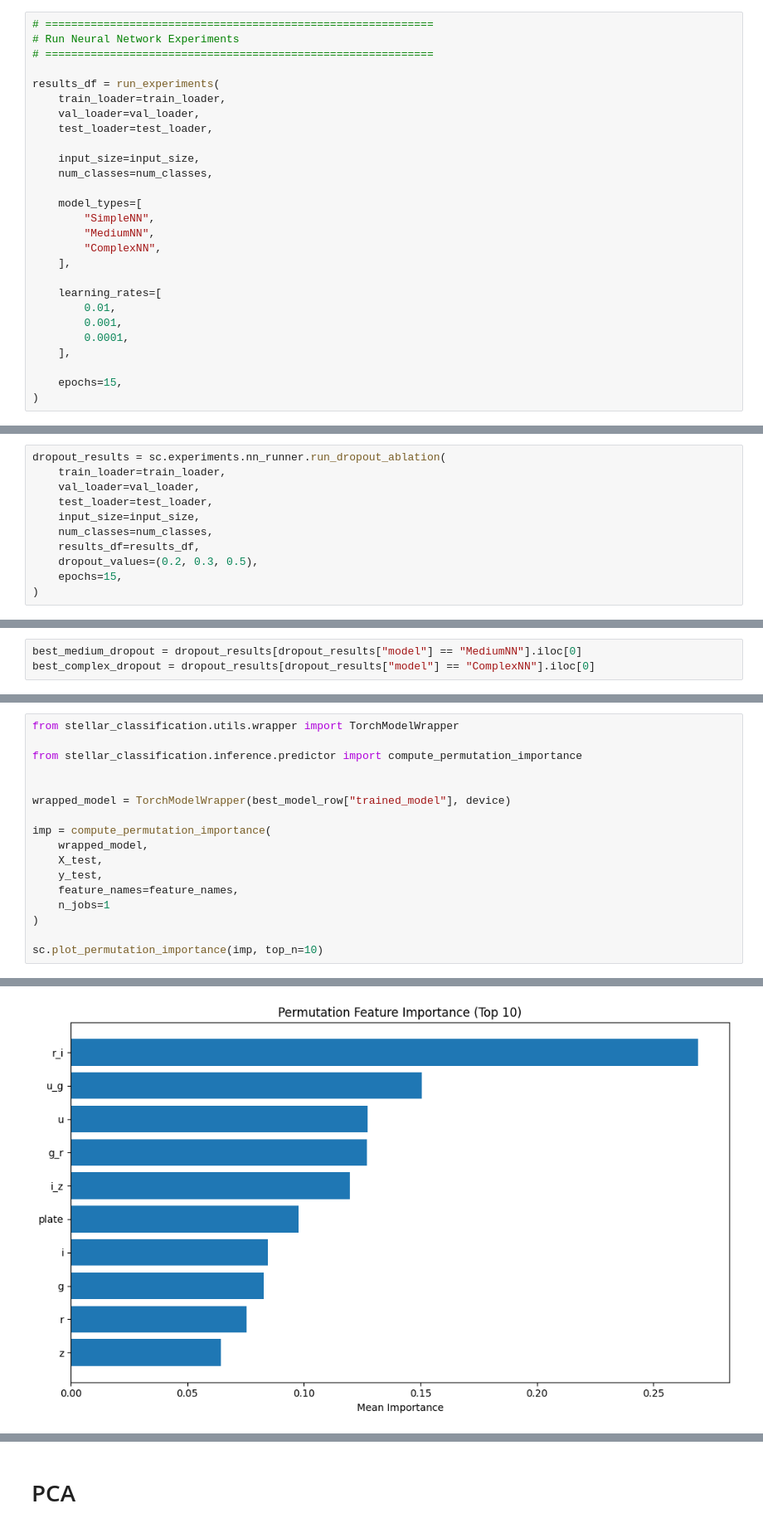
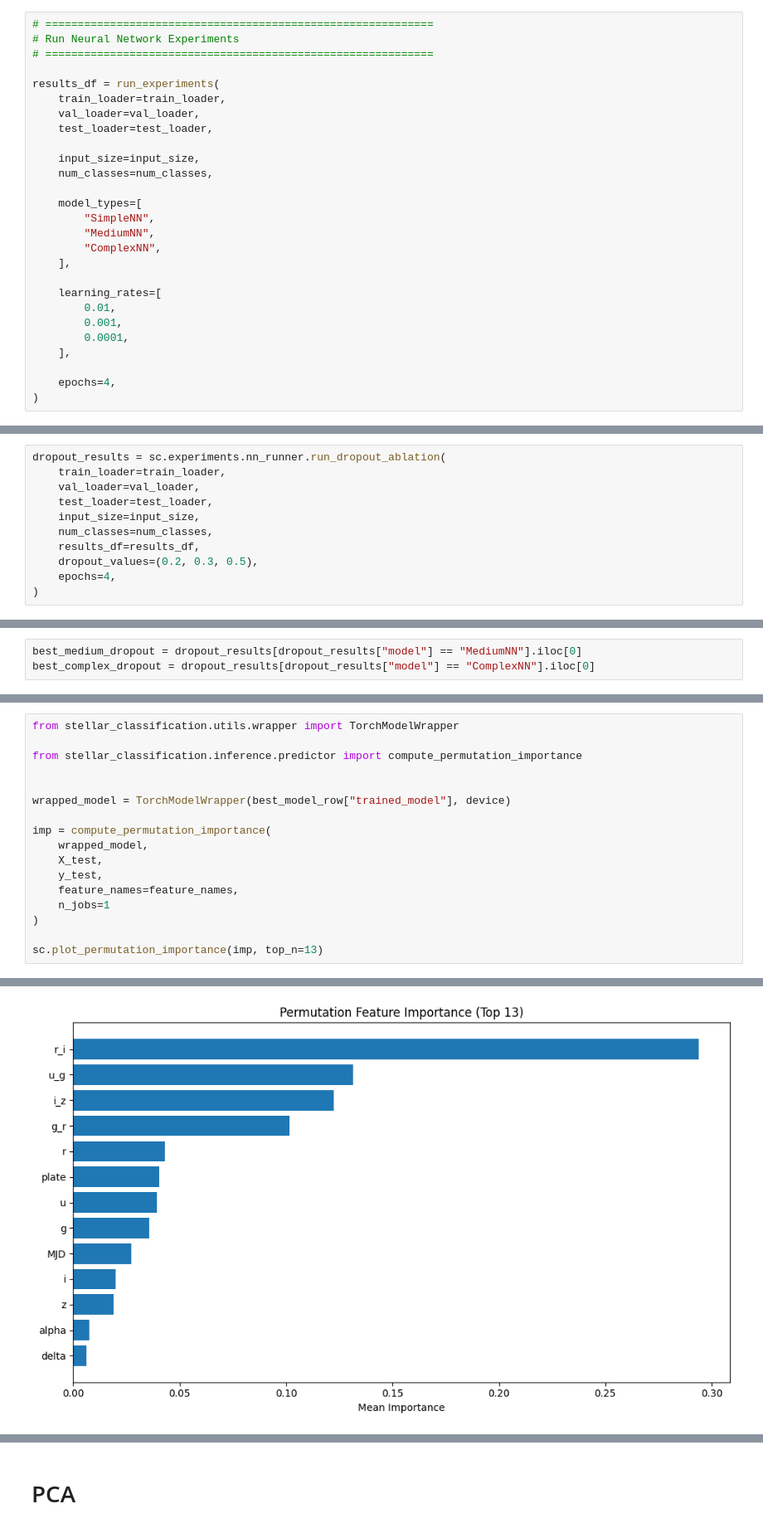
Before and after one commit to nicolomeneguzzo/Computational-Physics-2026, a Jupyter notebook: Astrophysical-Objects-Recognition/notebooks/nn_experiments.ipynb, the cells around one changed output, grey strips where cells are left out. Shown at 83% size. Cells and saved outputs as stored; diff of their text form.

```diff
--- a/Astrophysical-Objects-Recognition/notebooks/nn_experiments.ipynb
+++ b/Astrophysical-Objects-Recognition/notebooks/nn_experiments.ipynb
@@ -192,7 +196,7 @@ results_df = run_experiments(
         0.0001,
     ],
 
-    epochs=15,
+    epochs=4,
 )
 # %% [output]
 Training SimpleNN | lr=0.01
@@ -259,6 +263,6 @@ dropout_results = sc.experiments.nn_runner.run_dropout_ablation(
     num_classes=num_classes,
     results_df=results_df,
     dropout_values=(0.2, 0.3, 0.5),
-    epochs=15,
+    epochs=4,
 )
 # %% [output]
@@ -374,27 +378,27 @@ plot_training_history(best_model_row["history"], title="Best Model")
 # %%
 from stellar_classification.utils.wrapper import TorchModelWrapper
 
 from stellar_classification.inference.predictor import compute_permutation_importance
 
 
 wrapped_model = TorchModelWrapper(best_model_row["trained_model"], device)
 
 imp = compute_permutation_importance(
     wrapped_model,
     X_test,
     y_test,
     feature_names=feature_names,
     n_jobs=1
 )
 
-sc.plot_permutation_importance(imp, top_n=10)
+sc.plot_permutation_importance(imp, top_n=13)
 # %% [output]
 1 batch shape: 4000
 2 batch shape: 4000
 3 batch shape: 4000
 4 batch shape: 4000
 5 batch shape: 2257
-[figure, old version]
+[figure, new version]
 # %%
 from stellar_classification.experiments.feature_ablation import run_feature_ablation
 
```
Also changed, not shown: parts of 19 cells of this notebook, 5 other files.
